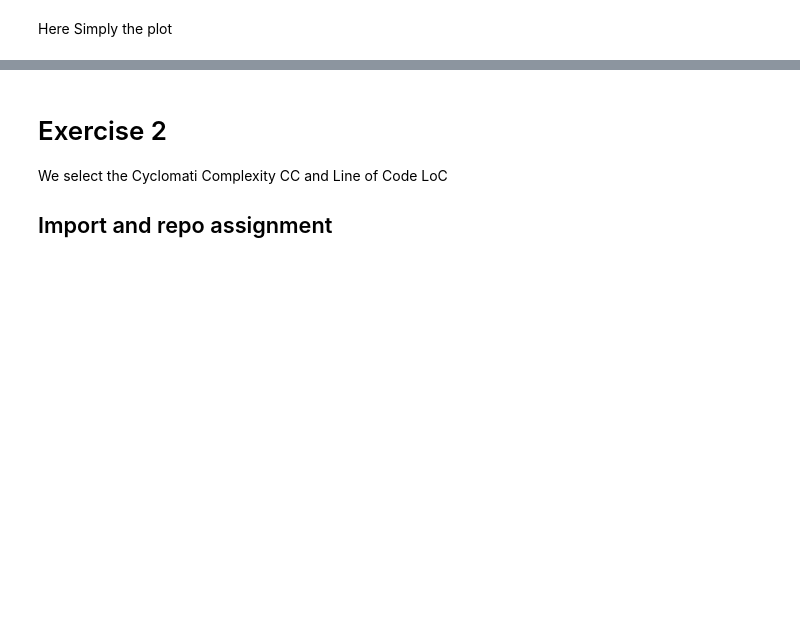
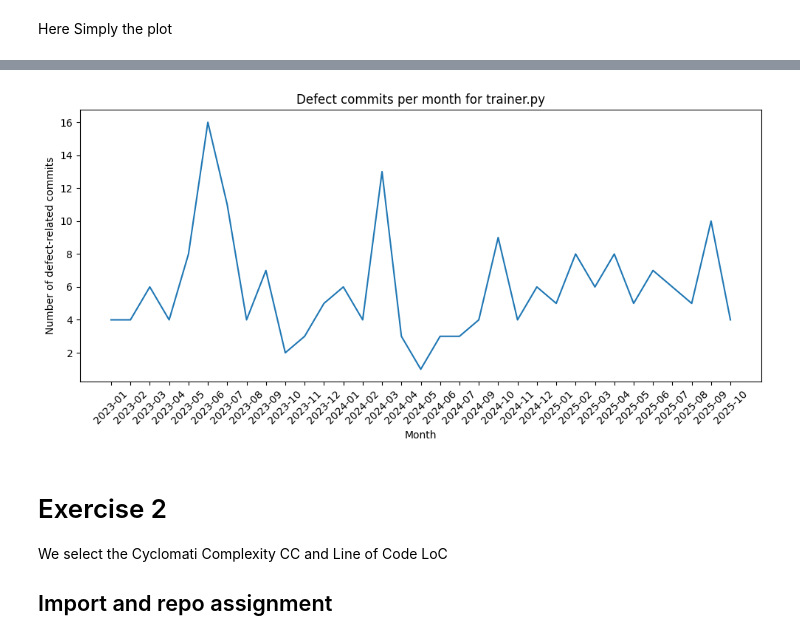
Before and after one commit to sbenzo99/fss_se_assigment_g10, a Jupyter notebook: fss_se_assignment.ipynb, the cells around one changed output, grey strips where cells are left out. Saved outputs shown, nothing was run; the diff lists cells and outputs as text; code cells hidden in the pictures; blank space fills up the shorter version.

```diff
--- a/fss_se_assignment.ipynb
+++ b/fss_se_assignment.ipynb
@@ -179,24 +237,2 @@ frequently across the project.
 # %%
-REPO = "transformers"
-
-log_output = subprocess.check_output(
-    ["git", "-C", REPO, "log", "--pretty=format:", "--name-only"],
-    text=True,
-)
-
-files = [
-    line.strip()
-    for line in log_output.splitlines()
-    if line.strip()
-]
-
-counter = Counter(files)
-
-top_files = counter.most_common(2)
-
-for count, path in [(c, p) for p, c in top_files]:
-    print(f"{count:5d}  {path}")
-
-with open("top_files.txt", "w", encoding="utf-8") as f:
-    for path, count in top_files:
-        f.write(f"{count} {path}\n")
+!git -C "C:\Users\ameli\SoftSys\transformers" log --since="2023-01-01" --pretty=format:"%ad|||%s" --date=short --name-only > commits_with_dates_filenames.txt
@@ -307,3 +334,14 @@ plt.show()
+# %%
+plt.figure(figsize=(10,5))
+plt.plot(monthly2.index.astype(str), monthly2.values)
+plt.xticks(rotation=45)
+plt.xlabel("Month")
+plt.ylabel("Number of defect-related commits")
+plt.title("Defect commits per month for trainer.py")
+plt.tight_layout()
+plt.show()
+# %% [output]
+[figure, added]
 # %% [markdown]
 # Exercise 2
 
```
Also changed, not shown: parts of 18 cells of this notebook, 7 other files.
